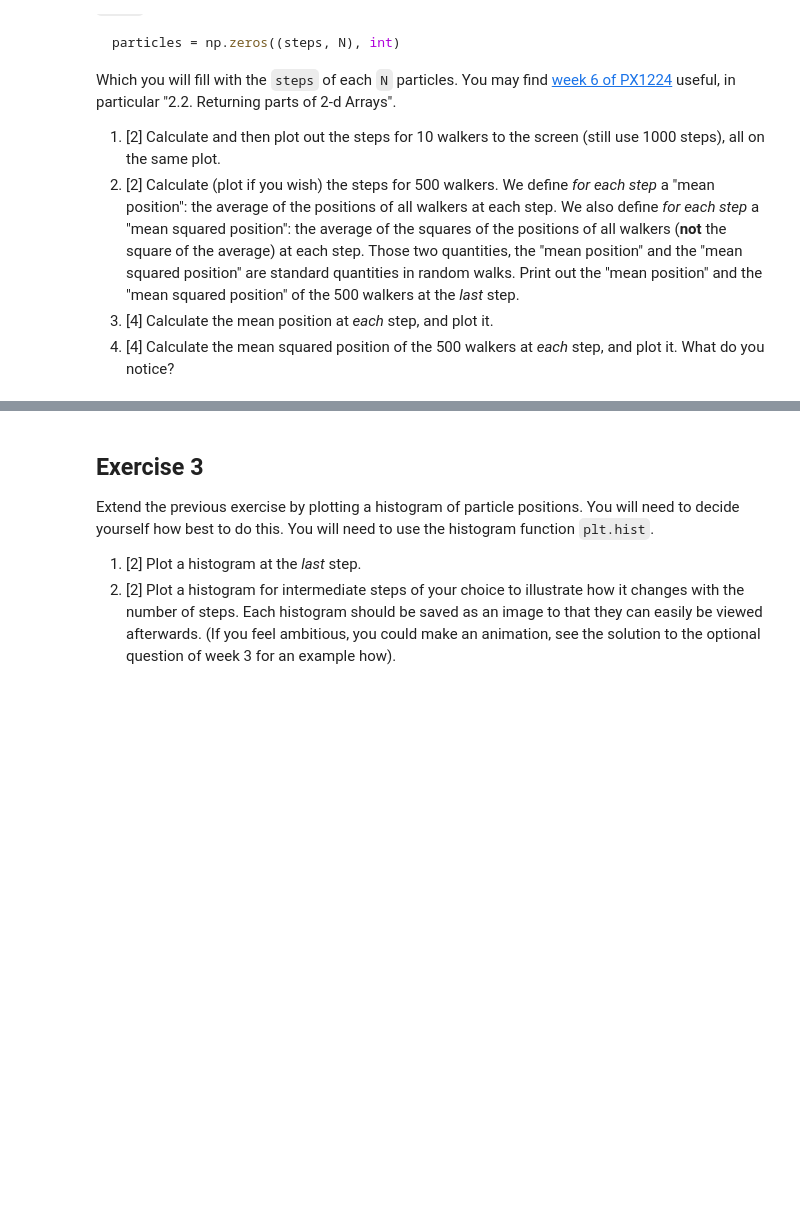
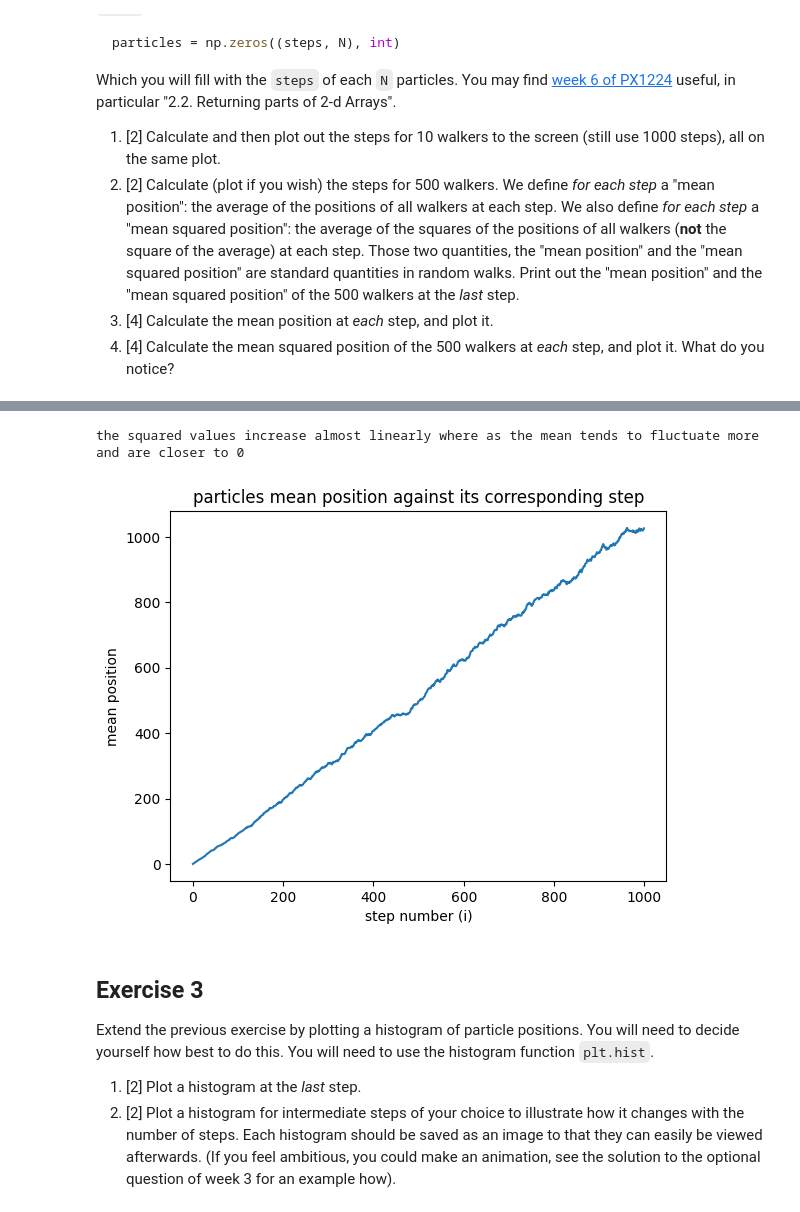
Before and after one commit to PX2145-2025/week-7-b-lloydCallum, a Jupyter notebook: Random_walk.ipynb, the cells around one changed output, grey strips where cells are left out. Cells and saved outputs as stored; diff of their text form; code cells hidden in the pictures; blank space fills up the shorter version.

```diff
--- a/Random_walk.ipynb
+++ b/Random_walk.ipynb
@@ -132,3 +194,20 @@ plot it. What do you notice?
+# %%
+#4
+N = 500
+particles = np.zeros((steps, N), int)
+
+for n in range(N):
+  particles[:,n] = walk(steps)
+
+mean_squared_value = np.mean(particles**2, axis=1)
+plt.plot(mean_squared_value)
+plt.xlabel('step number (i)')
+plt.ylabel('mean position')
+plt.title('particles mean position against its corresponding step')
+print('the squared values increase almost linearly where as the mean tends to fluctuate more and are closer to 0')
+# %% [output]
+the squared values increase almost linearly where as the mean tends to fluctuate more and are closer to 0
+[figure, added]
 # %% [markdown]
 ## Exercise 3
 Extend the previous exercise by plotting a histogram of particle positions. You will need to decide yourself how best to do this. You will need to use the histogram function `plt.hist`.
```
Also changed, not shown: parts of 7 cells of this notebook.
